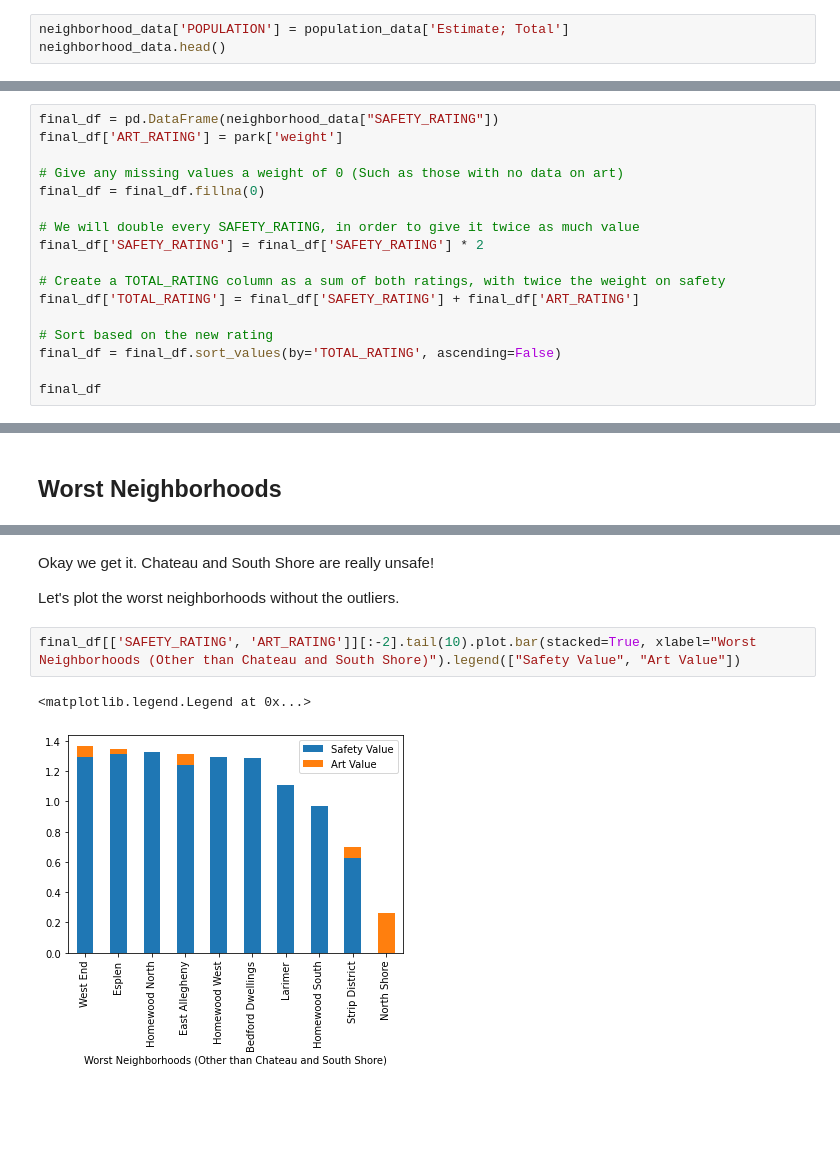
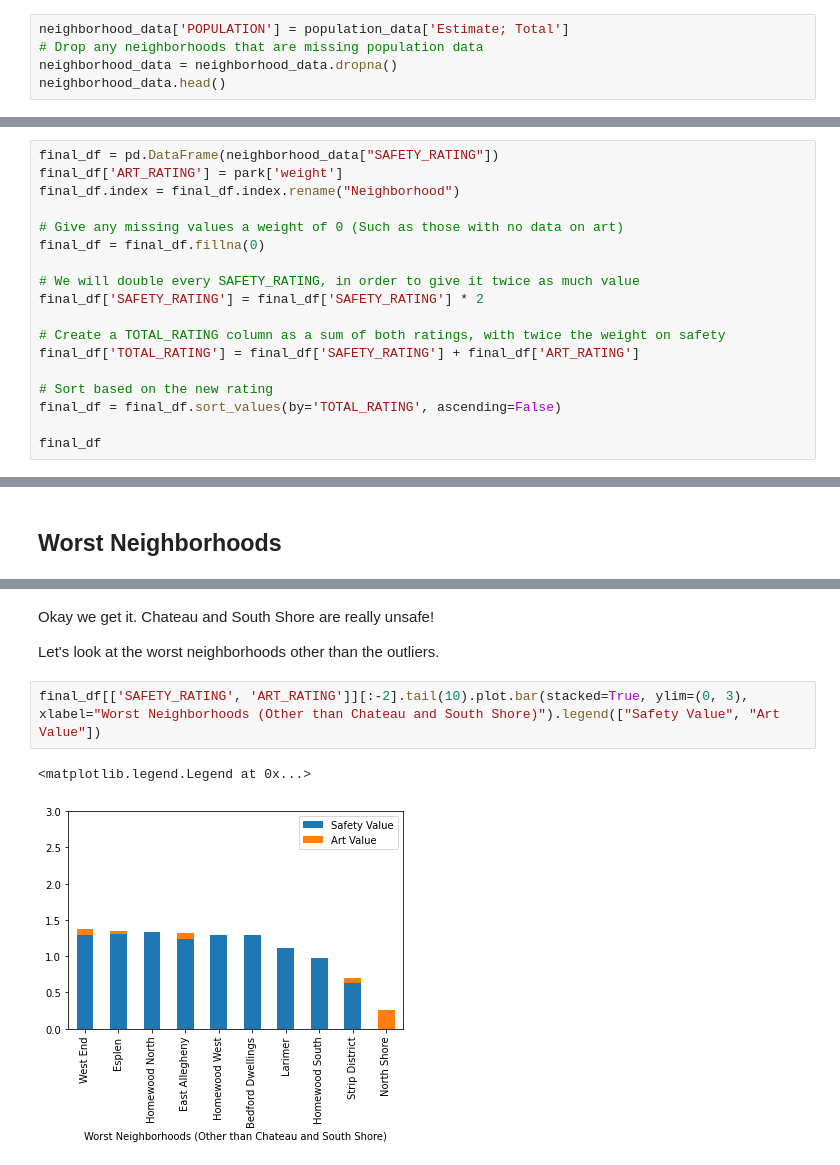
Before and after one commit to jrddp/Big-Ideas-Final-Project, a Jupyter notebook: combined.ipynb, the cells around one changed output, grey strips where cells are left out. Cells and saved outputs as stored; diff of their text form; blank space fills up the shorter version.

```diff
--- a/combined.ipynb
+++ b/combined.ipynb
@@ -152,6 +158,8 @@ population_data.head()
 We can add the 'Estimate; Total' data to our current neighborhood data by creating a new column.
 # %%
 neighborhood_data['POPULATION'] = population_data['Estimate; Total']
+# Drop any neighborhoods that are missing population data
+neighborhood_data = neighborhood_data.dropna()
 neighborhood_data.head()
 # %% [output]
 |  | DANGER_LEVEL | POPULATION |
@@ -389,6 +415,7 @@ Since safety is typically more important when deciding a neighborhood to live in
 # %%
 final_df = pd.DataFrame(neighborhood_data["SAFETY_RATING"])
 final_df['ART_RATING'] = park['weight']
+final_df.index = final_df.index.rename("Neighborhood")
 
 # Give any missing values a weight of 0 (Such as those with no data on art)
 final_df = final_df.fillna(0)
@@ -436,10 +463,10 @@ final_df[['SAFETY_RATING', 'ART_RATING']].tail(10).plot.bar(stacked=True, xlabel
 # %% [markdown]
 Okay we get it. Chateau and South Shore are really unsafe!
 
-Let's plot the worst neighborhoods without the outliers.
+Let's look at the worst neighborhoods other than the outliers.
 # %%
-final_df[['SAFETY_RATING', 'ART_RATING']][:-2].tail(10).plot.bar(stacked=True, xlabel="Worst Neighborhoods (Other than Chateau and South Shore)").legend(["Safety Value", "Art Value"])
+final_df[['SAFETY_RATING', 'ART_RATING']][:-2].tail(10).plot.bar(stacked=True, ylim=(0, 3), xlabel="Worst Neighborhoods (Other than Chateau and South Shore)").legend(["Safety Value", "Art Value"])
 # %% [output]
 <matplotlib.legend.Legend at 0x...>
-[figure, old version]
+[figure, new version]
 # %% [markdown]
```
Also changed, not shown: parts of 15 cells of this notebook, 2 other files.
